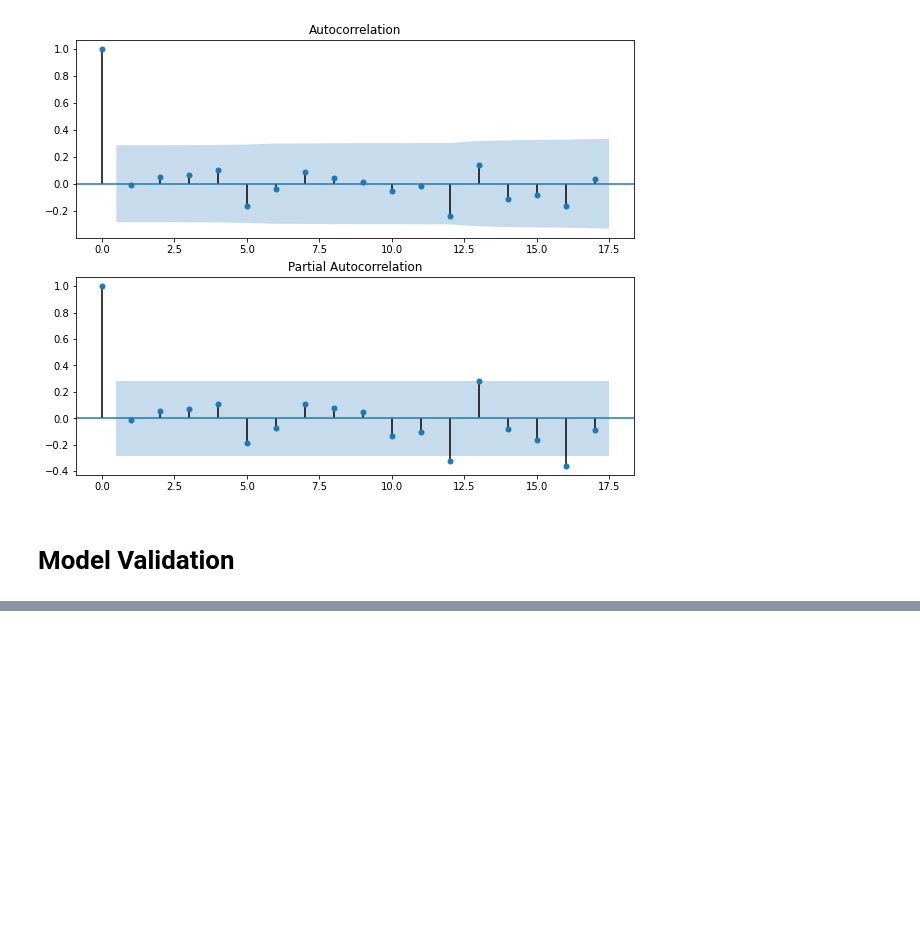
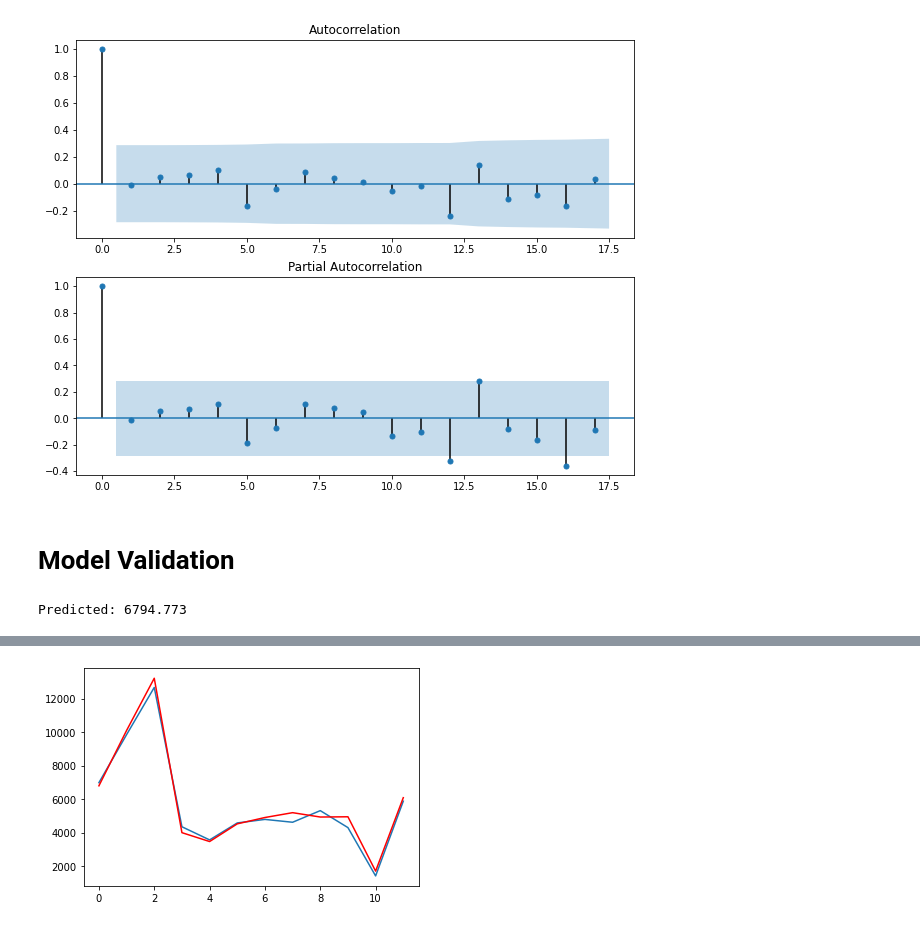
Before and after one commit to syedwaleedhyder/Time-Series-Forecasting, a Jupyter notebook: Time_Series_Forecast_Monthly_Sales_of_French_Champagne.ipynb, the cells around one changed output, grey strips where cells are left out. Saved outputs shown, nothing was run; the diff lists cells and outputs as text; code cells hidden in the pictures; blank space fills up the shorter version.

```diff
--- a/Time_Series_Forecast_Monthly_Sales_of_French_Champagne.ipynb
+++ b/Time_Series_Forecast_Monthly_Sales_of_French_Champagne.ipynb
@@ -548,0 +583,76 @@ plt.show()
+# %%
+from pandas import read_csv
+from statsmodels.tsa.arima_model import ARIMAResults
+
+# invert differenced value
+def inverse_difference(history, yhat, interval=1):
+	return yhat + history[-interval]
+
+series = read_csv('dataset.csv', header=None, index_col=0, parse_dates=True, squeeze=True)
+months_in_year = 12
+model_fit = ARIMAResults.load('model.pkl')
+bias = np.load('model_bias.npy')
+yhat = float(model_fit.forecast()[0])
+yhat = bias + inverse_difference(series.values, yhat, months_in_year)
+print('Predicted: %.3f' % yhat)
+# %% [output]
+Predicted: 6794.773
+# %%
+from pandas import read_csv
+from statsmodels.tsa.arima_model import ARIMA
+from statsmodels.tsa.arima_model import ARIMAResults
+from sklearn.metrics import mean_squared_error
+from math import sqrt
+
+# create a differenced series
+def difference(dataset, interval=1):
+	diff = list()
+	for i in range(interval, len(dataset)):
+		value = dataset[i] - dataset[i - interval]
+		diff.append(value)
+	return diff
+
+# invert differenced value
+def inverse_difference(history, yhat, interval=1):
+	return yhat + history[-interval]
+
+# load and prepare datasets
+series = read_csv('dataset.csv', header=None, index_col=0, parse_dates=True, squeeze=True)
+X = series.values.astype('float32')
+history = [x for x in X]
+months_in_year = 12
+validation = read_csv('validation.csv', header=None, index_col=0, parse_dates=True, squeeze=True)
+y = validation.values.astype('float32')
+# load model
+model_fit = ARIMAResults.load('model.pkl')
+bias = np.load('model_bias.npy')
+# make first prediction
+predictions = list()
+yhat = float(model_fit.forecast()[0])
+yhat = bias + inverse_difference(history, yhat, months_in_year)
+predictions.append(yhat)
+history.append(y[0])
+print('>Predicted=%.3f, Expected=%3.f' % (yhat, y[0]))
+# rolling forecasts
+for i in range(1, len(y)):
+	# difference data
+	months_in_year = 12
+	diff = difference(history, months_in_year)
+	# predict
+	model = ARIMA(diff, order=(0,0,1))
+	model_fit = model.fit(trend='nc', disp=0)
+	yhat = model_fit.forecast()[0]
+	yhat = bias + inverse_difference(history, yhat, months_in_year)
+	predictions.append(yhat)
+	# observation
+	obs = y[i]
+	history.append(obs)
+	print('>Predicted=%.3f, Expected=%3.f' % (yhat, obs))
+# report performance
+mse = mean_squared_error(y, predictions)
+rmse = sqrt(mse)
+print('RMSE: %.3f' % rmse)
+plt.plot(y)
+plt.plot(predictions, color='red')
+plt.show()
+# %% [output]
@@ -548,0 +672 @@ plt.show()
+[figure, added]
```
Also changed, not shown: parts of 5 cells of this notebook.
